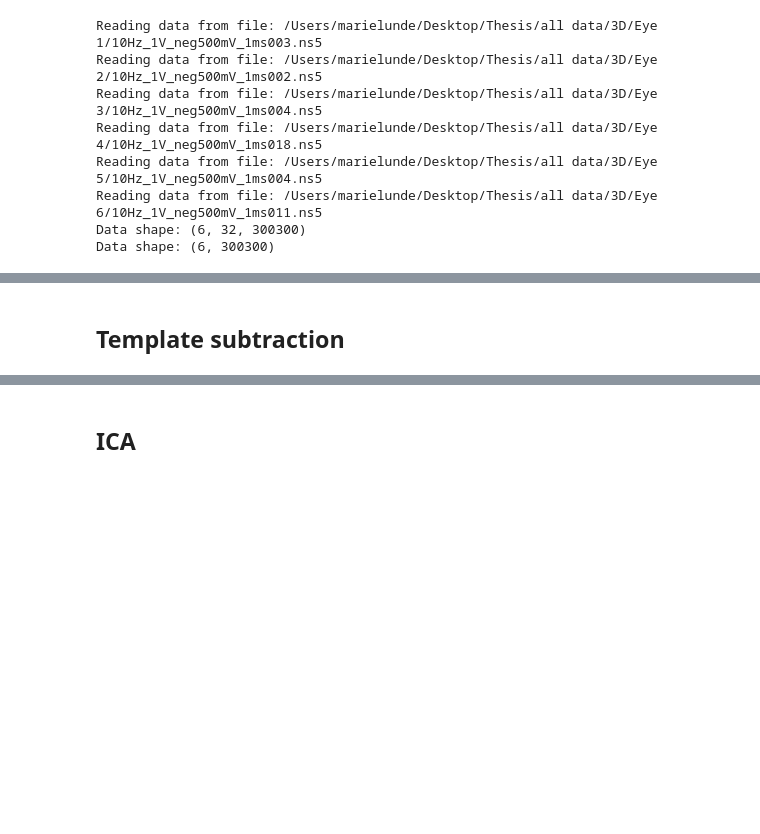
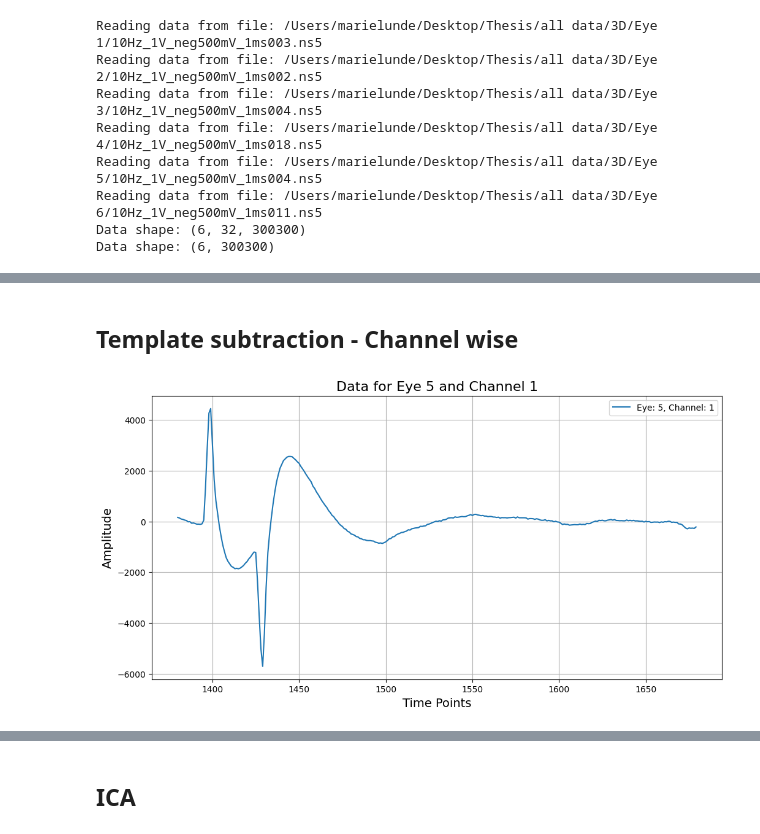
Before and after one commit to Whitesheep18/retinal-ecap-detection, a Jupyter notebook: ml_scripts/removal_of_sa.ipynb, the cells around one changed output, grey strips where cells are left out. Drawn from its saved outputs; the diff is of its cells as text; code cells hidden in the pictures; blank space fills up the shorter version.

```diff
--- a/ml_scripts/removal_of_sa.ipynb
+++ b/ml_scripts/removal_of_sa.ipynb
@@ -122,2 +178,41 @@ Data shape: (6, 300300)
 # %% [markdown]
-## Template subtraction
+## Template subtraction - Channel wise
+# %%
+eye_index = 4
+channel_index = 1
+offset = 3000
+sa_length = 300
+start = 280
+end = start + sa_length
+no_sa = 100
+# %%
+eye_index = 5
+channel_index = 1
+offset = 3000
+sa_length = 300
+start = 1380
+end = start + sa_length
+no_sa = 100
+# %%
+# Function to plot data for a specific eye and channel
+def plot_data(all_data, eye_index, channel_index, start, end):
+    # Extract the specified data
+    data_to_plot = all_data[eye_index, channel_index, start:end]
+
+    # Create the time axis for the x-axis
+    time_axis = np.arange(start, end)
+
+    # Plot the data
+    plt.figure(figsize=(12, 6))
+    plt.plot(time_axis, data_to_plot, label=f'Eye: {eye_index}, Channel: {channel_index}')
+    plt.title(f'Data for Eye {eye_index} and Channel {channel_index}', fontsize=16)
+    plt.xlabel('Time Points', fontsize=14)
+    plt.ylabel('Amplitude', fontsize=14)
+    plt.legend()
+    plt.grid()
+    plt.show()
+
+# Call the plotting function
+plot_data(all_data_3D_TTX, eye_index, channel_index, start, end)
+# %% [output]
+[figure, added]
```
Also changed, not shown: parts of 26 cells of this notebook, 3 other files.
